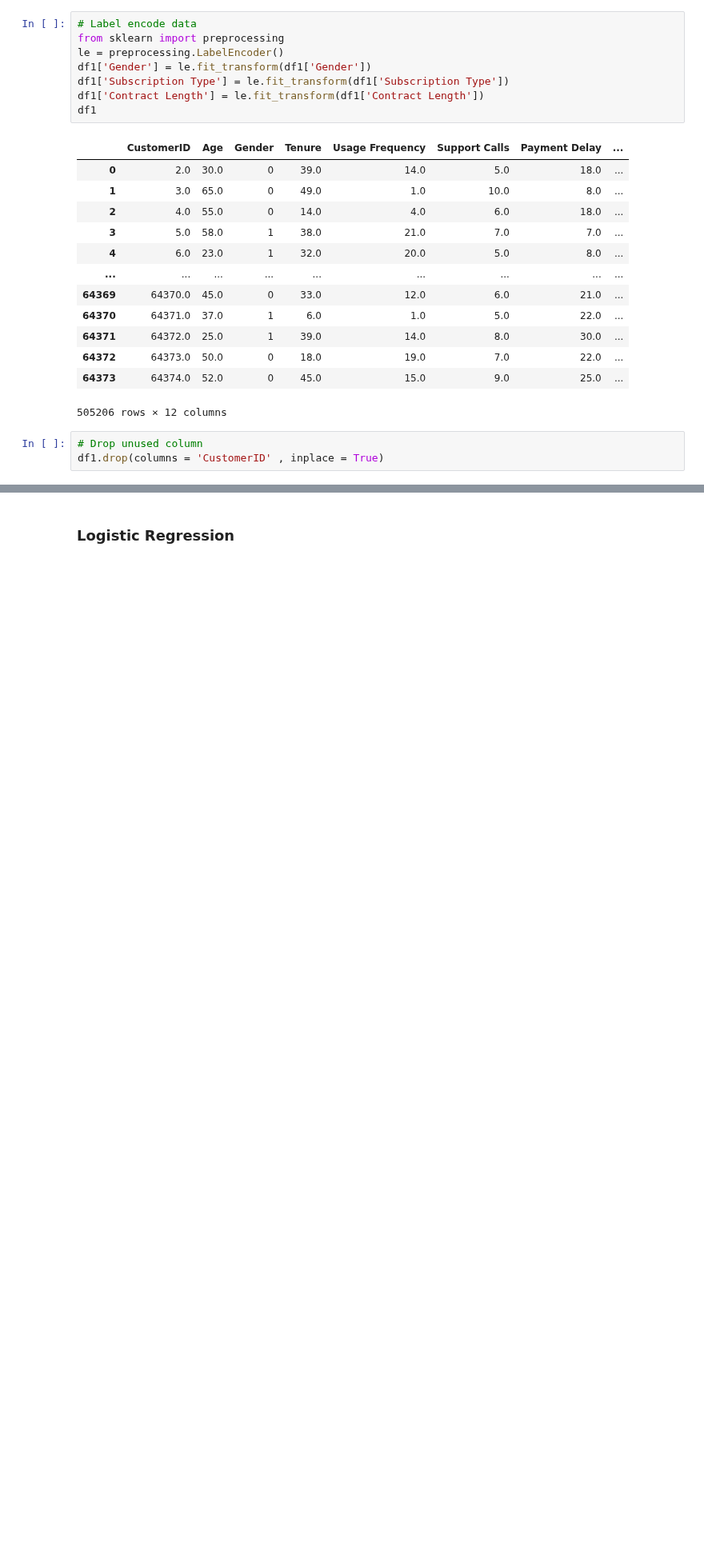
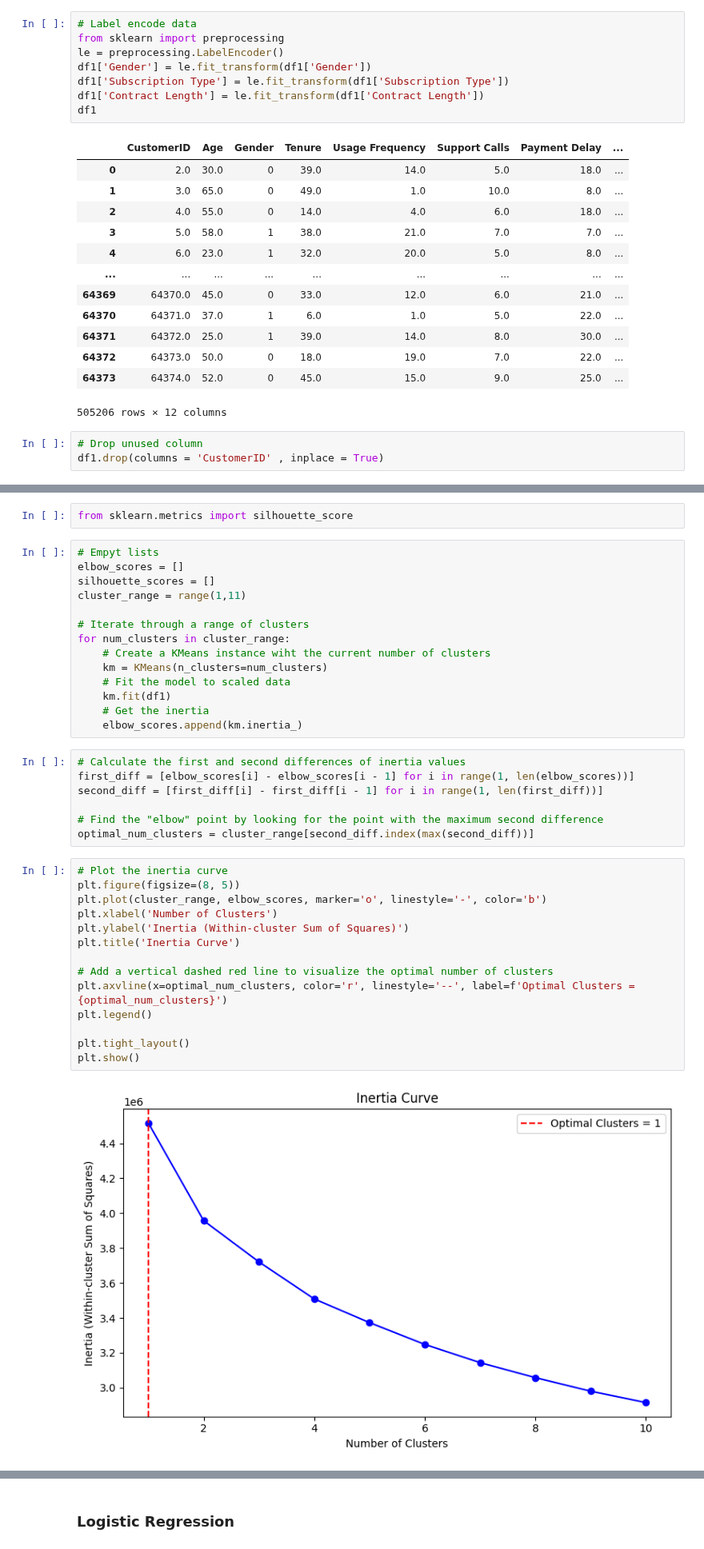
Before and after one commit to Johannes3001/AppliedML_Assign.01, a Jupyter notebook: Fredrik_Codes.ipynb, the cells around one changed output, grey strips where cells are left out. Shown at 80% size. Saved outputs shown, nothing was run; the diff lists cells and outputs as text; blank space fills up the shorter version.

```diff
--- a/Fredrik_Codes.ipynb
+++ b/Fredrik_Codes.ipynb
@@ -145,0 +163,39 @@ df1_scaled.head()
+# %%
+from sklearn.metrics import silhouette_score
+# %%
+# Empyt lists
+elbow_scores = []
+silhouette_scores = []
+cluster_range = range(1,11)
+
+# Iterate through a range of clusters
+for num_clusters in cluster_range:
+    # Create a KMeans instance wiht the current number of clusters
+    km = KMeans(n_clusters=num_clusters)
+    # Fit the model to scaled data
+    km.fit(df1)
+    # Get the inertia
+    elbow_scores.append(km.inertia_)
+# %%
+# Calculate the first and second differences of inertia values
+first_diff = [elbow_scores[i] - elbow_scores[i - 1] for i in range(1, len(elbow_scores))]
+second_diff = [first_diff[i] - first_diff[i - 1] for i in range(1, len(first_diff))]
+
+# Find the "elbow" point by looking for the point with the maximum second difference
+optimal_num_clusters = cluster_range[second_diff.index(max(second_diff))]
+# %%
+# Plot the inertia curve
+plt.figure(figsize=(8, 5))
+plt.plot(cluster_range, elbow_scores, marker='o', linestyle='-', color='b')
+plt.xlabel('Number of Clusters')
+plt.ylabel('Inertia (Within-cluster Sum of Squares)')
+plt.title('Inertia Curve')
+
+# Add a vertical dashed red line to visualize the optimal number of clusters
+plt.axvline(x=optimal_num_clusters, color='r', linestyle='--', label=f'Optimal Clusters = {optimal_num_clusters}')
+plt.legend()
+
+plt.tight_layout()
+plt.show()
+# %% [output]
+[figure, added]
```
Also changed, not shown: parts of 100 cells of this notebook.
